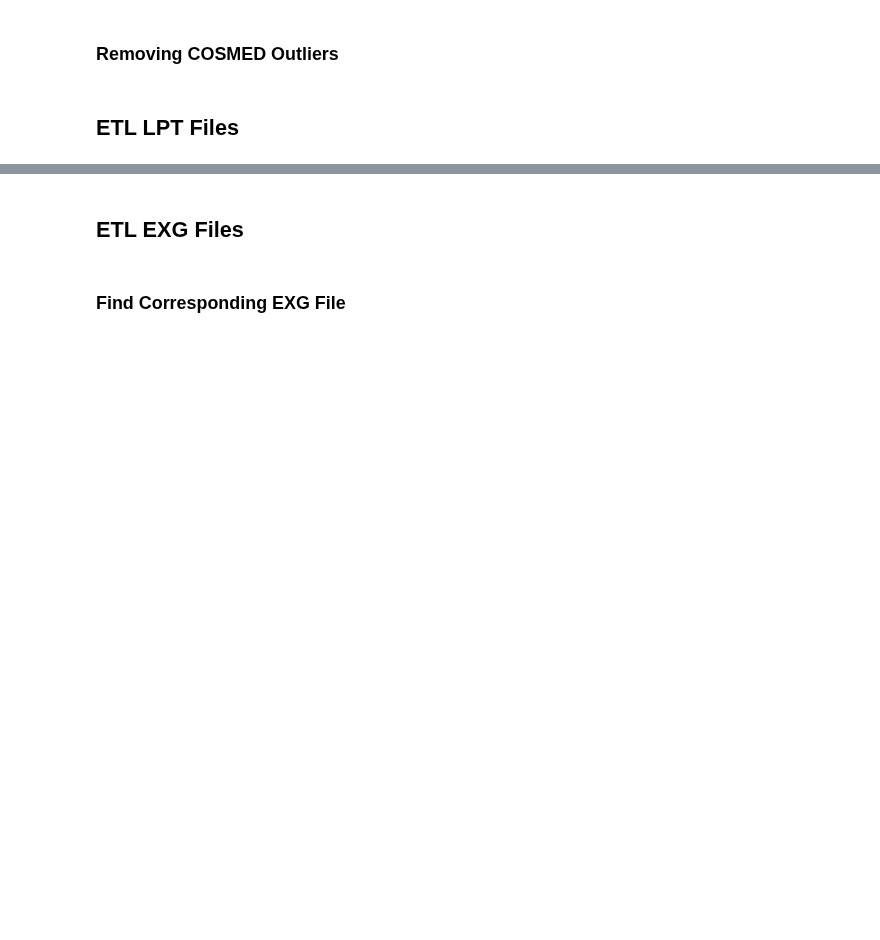
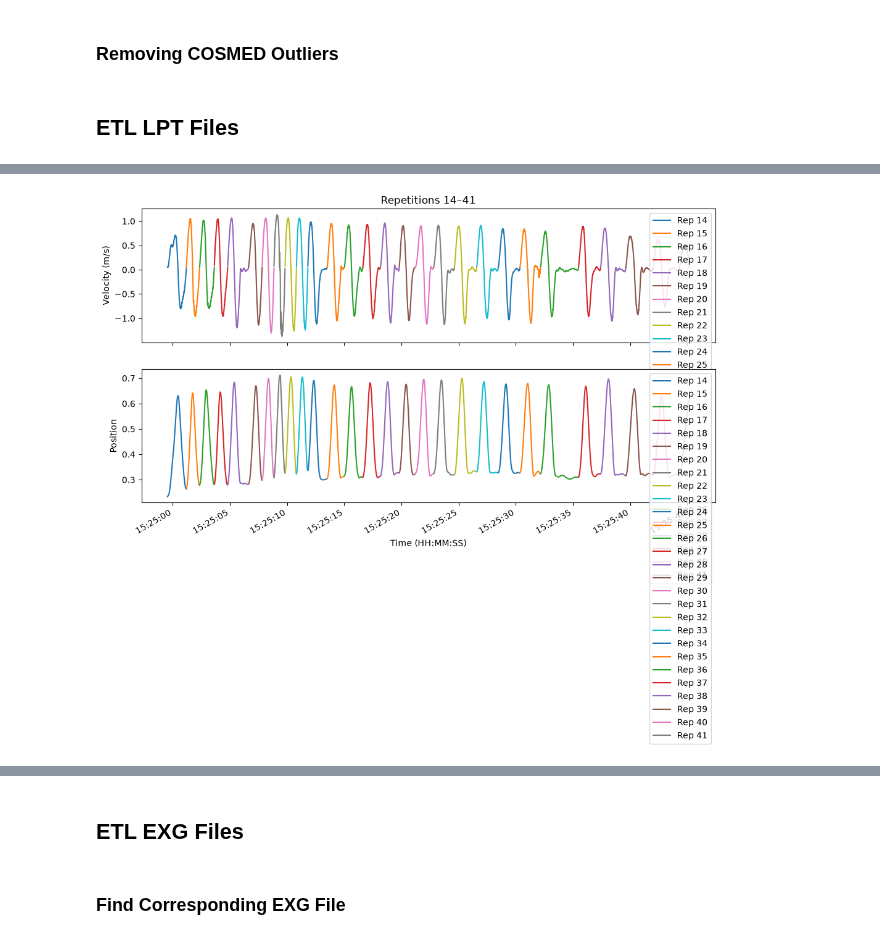
Before and after one commit to n7-sehgalr/wearable-mlee, a Jupyter notebook: notebooks/groundtruth.ipynb, the cells around one changed output, grey strips where cells are left out. Saved outputs shown, nothing was run; the diff lists cells and outputs as text; code cells hidden in the pictures; blank space fills up the shorter version.

```diff
--- a/notebooks/groundtruth.ipynb
+++ b/notebooks/groundtruth.ipynb
@@ -268,0 +468,64 @@ participant_data["devices"]["lpt"]['processed'][visit]
+# %%
+import numpy as np
+
+df["_row"] = np.arange(len(df))
+df["_group"] = active.ne(active.shift(fill_value=False)).cumsum()
+
+reps = (
+    df.loc[active]
+      .groupby("_group")
+      .agg(
+          start_row=("_row", "first"),
+          end_row=("_row", "last"),  # needed to slice each repetition for plotting
+          start_time=("datetime", "first"),
+          end_time=("datetime", "last"),
+      )
+      .reset_index(drop=True)
+)
+
+reps.insert(0, "rep", range(1, len(reps) + 1))
+# %%
+import matplotlib.pyplot as plt
+import matplotlib.dates as mdates
+
+first_rep = 14
+last_rep = 41 # Use the same number as first_rep to plot just one
+
+selected_reps = reps.loc[reps["rep"].between(first_rep, last_rep)]
+
+if selected_reps.empty:
+    raise ValueError("No repetitions found in the selected range.")
+
+fig, (ax_velocity, ax_position) = plt.subplots(
+    2, 1, figsize=(12, 7), sharex=True
+)
+
+for _, rep in selected_reps.iterrows():
+    # Plot each rep as its own line, so the rest between reps isn't connected.
+    segment = df.iloc[int(rep["start_row"]):int(rep["end_row"]) + 1]
+
+    ax_velocity.plot(
+        segment["datetime"],
+        segment["barbell center velocity"],
+        label=f"Rep {int(rep['rep'])}",
+    )
+    ax_position.plot(
+        segment["datetime"],
+        segment["barbell center position"],
+        label=f"Rep {int(rep['rep'])}",
+    )
+
+ax_velocity.set_ylabel("Velocity (m/s)")
+ax_velocity.set_title(f"Repetitions {first_rep}–{last_rep}")
+ax_velocity.legend()
+
+ax_position.set_ylabel("Position")
+ax_position.set_xlabel("Time (HH:MM:SS)")
+ax_position.legend()
+
+ax_position.xaxis.set_major_formatter(mdates.DateFormatter("%H:%M:%S"))
+fig.autofmt_xdate()
+fig.tight_layout()
+plt.show()
+# %% [output]
+[figure, added]
```
Also changed, not shown: parts of 20 cells of this notebook, 1 other file.
